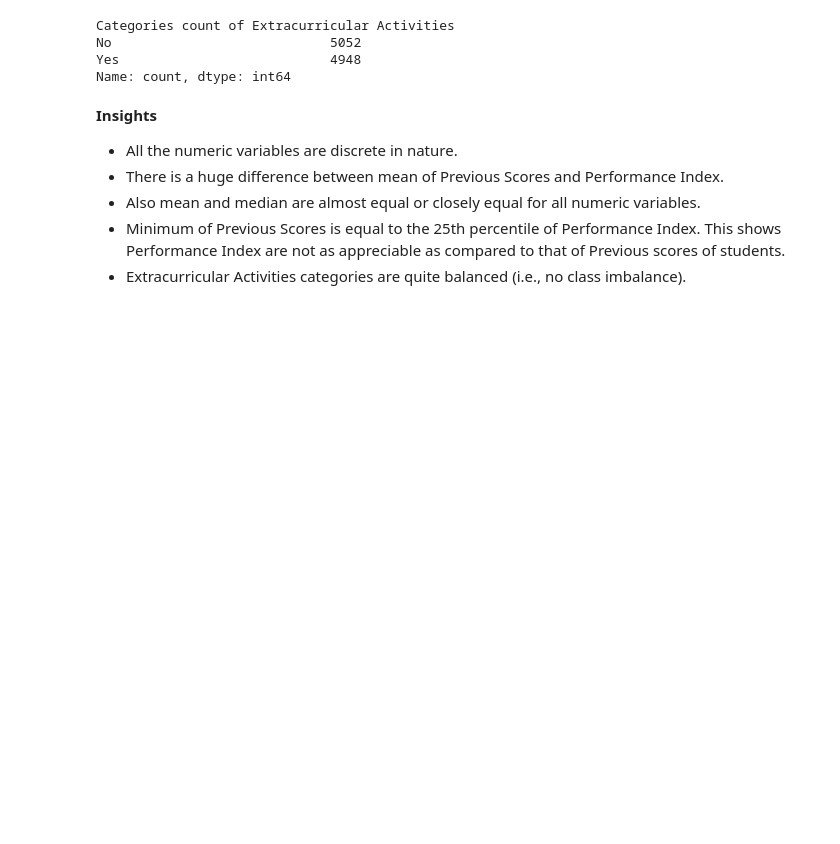
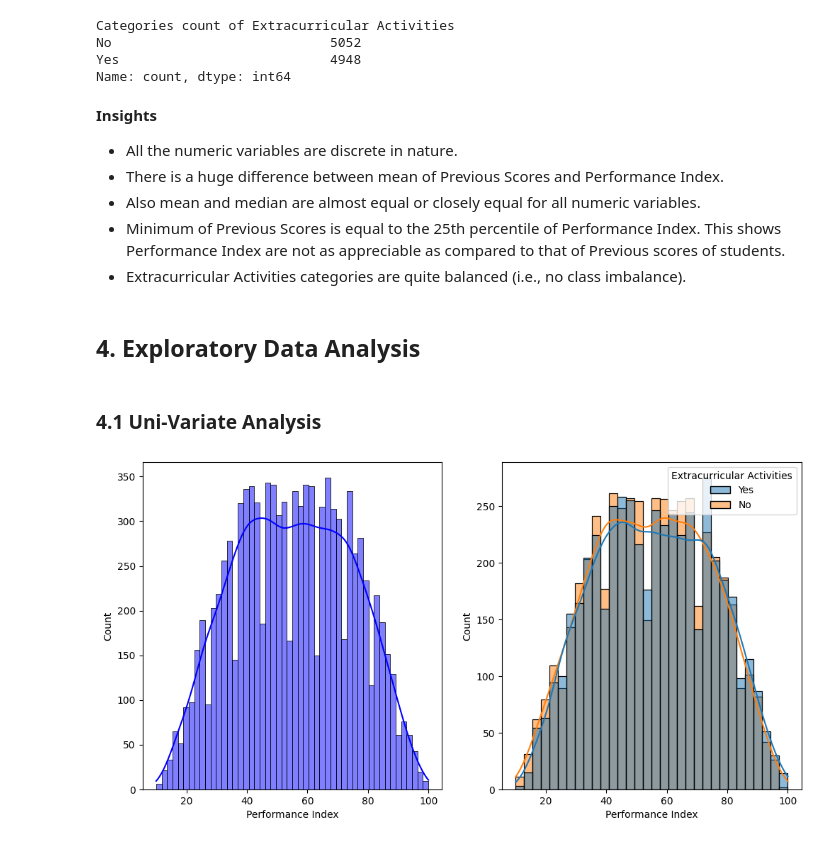
Before and after one commit to Manish-Singh12/mlproject_1, a Jupyter notebook: notebook/EDA.ipynb, the cells around one changed output. Drawn from its saved outputs; the diff is of its cells as text; code cells hidden in the pictures; blank space fills up the shorter version.

```diff
--- a/notebook/EDA.ipynb
+++ b/notebook/EDA.ipynb
@@ -168,3 +168,16 @@ Name: count, dtype: int64
 - Also mean and median are almost equal or closely equal for all numeric variables.
 - Minimum of Previous Scores is equal to the 25th percentile of Performance Index. This shows Performance Index are not as appreciable as compared to that of Previous scores of students.
 - Extracurricular Activities categories are quite balanced (i.e., no class imbalance).
+# %% [markdown]
+## 4. Exploratory Data Analysis
+# %% [markdown]
+### 4.1 Uni-Variate Analysis
+# %%
+fig, axs = plt.subplots(1, 2, figsize=(12,6))
+plt.subplot(121)
+sns.histplot(data=data, x='Performance Index', kde=True, bins=50, color='b')
+plt.subplot(122)
+sns.histplot(data=data, x='Performance Index', kde=True, hue='Extracurricular Activities')
+plt.show()
+# %% [output]
+[figure, added]
```
Also changed, not shown: parts of 17 cells of this notebook, 2 other files.
